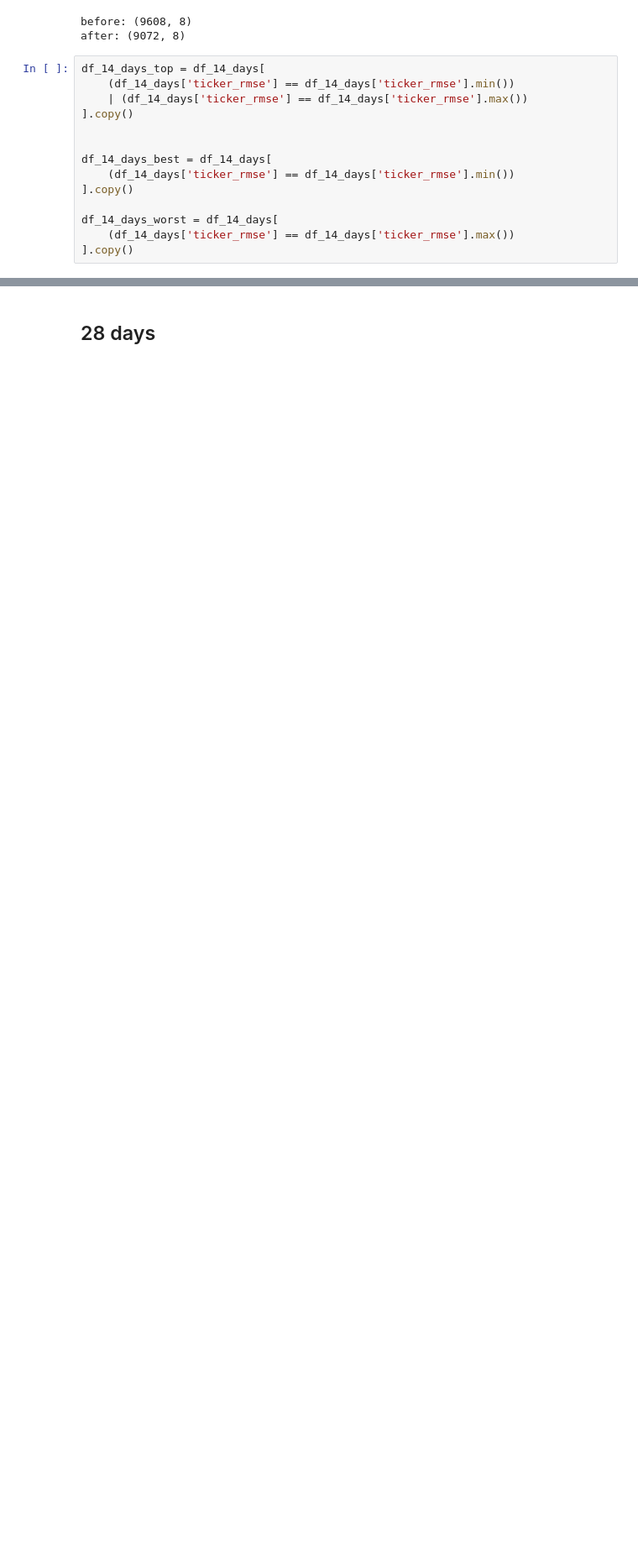
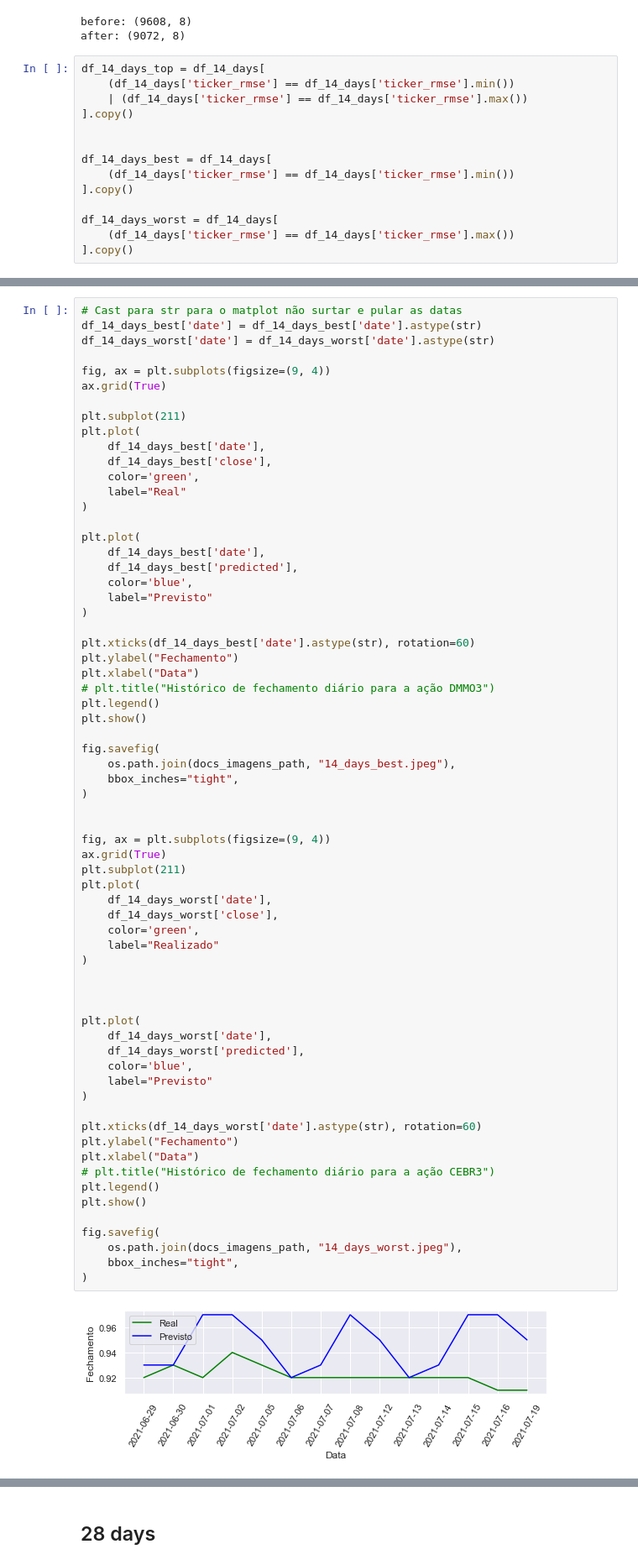
Before and after one commit to brunno-oliveira/b3-invest, a Jupyter notebook: notebook/experimento_experiments.ipynb, the cells around one changed output, grey strips where cells are left out. Shown at 84% size. Saved outputs shown, nothing was run; the diff lists cells and outputs as text; blank space fills up the shorter version.

Commit message:
New graphs

```diff
--- a/notebook/experimento_experiments.ipynb
+++ b/notebook/experimento_experiments.ipynb
@@ -236,0 +180,68 @@ df_14_days_top.head()
+# %%
+# Cast para str para o matplot não surtar e pular as datas
+df_14_days_best['date'] = df_14_days_best['date'].astype(str)
+df_14_days_worst['date'] = df_14_days_worst['date'].astype(str)
+
+fig, ax = plt.subplots(figsize=(9, 4))
+ax.grid(True)
+
+plt.subplot(211)
+plt.plot(
+    df_14_days_best['date'],
+    df_14_days_best['close'],
+    color='green',
+    label="Real"
+)
+
+plt.plot(
+    df_14_days_best['date'],
+    df_14_days_best['predicted'],
+    color='blue',
+    label="Previsto"
+)
+
+plt.xticks(df_14_days_best['date'].astype(str), rotation=60)
+plt.ylabel("Fechamento")
+plt.xlabel("Data")
+# plt.title("Histórico de fechamento diário para a ação DMMO3")
+plt.legend()
+plt.show()
+
+fig.savefig(
+    os.path.join(docs_imagens_path, "14_days_best.jpeg"),
+    bbox_inches="tight",
+)
+
+
+fig, ax = plt.subplots(figsize=(9, 4))
+ax.grid(True)
+plt.subplot(211)
+plt.plot(
+    df_14_days_worst['date'],
+    df_14_days_worst['close'],
+    color='green',
+    label="Realizado"
+)
+
+
+
+plt.plot(
+    df_14_days_worst['date'],
+    df_14_days_worst['predicted'],
+    color='blue',
+    label="Previsto"
+)
+
+plt.xticks(df_14_days_worst['date'].astype(str), rotation=60)
+plt.ylabel("Fechamento")
+plt.xlabel("Data")
+# plt.title("Histórico de fechamento diário para a ação CEBR3")
+plt.legend()
+plt.show()
+
+fig.savefig(
+    os.path.join(docs_imagens_path, "14_days_worst.jpeg"),
+    bbox_inches="tight",
+)
+# %% [output]
+[figure, added]
```
Also changed, not shown: parts of 14 cells of this notebook, 5 other files.
